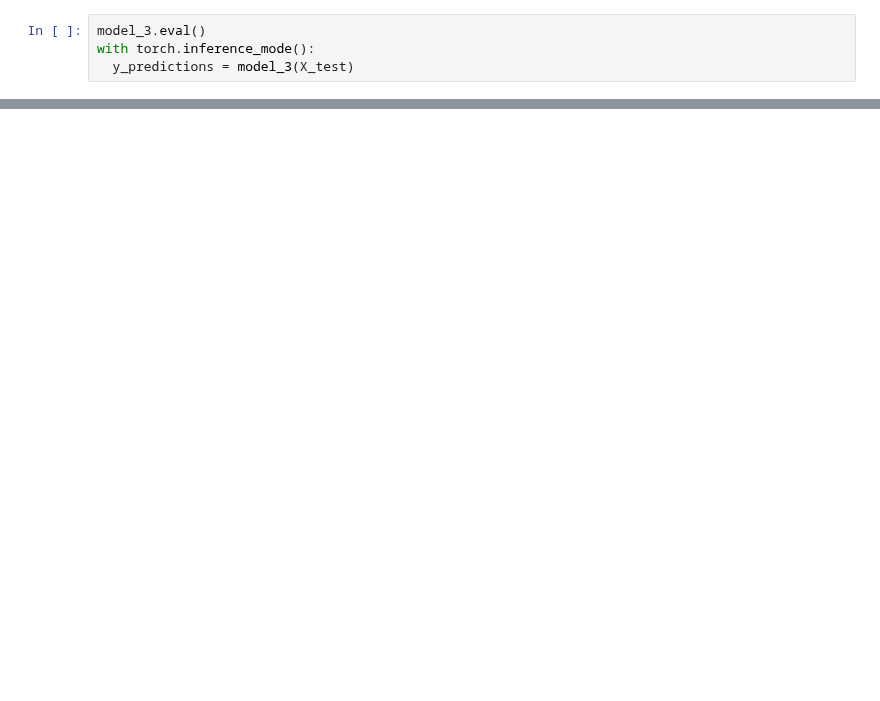
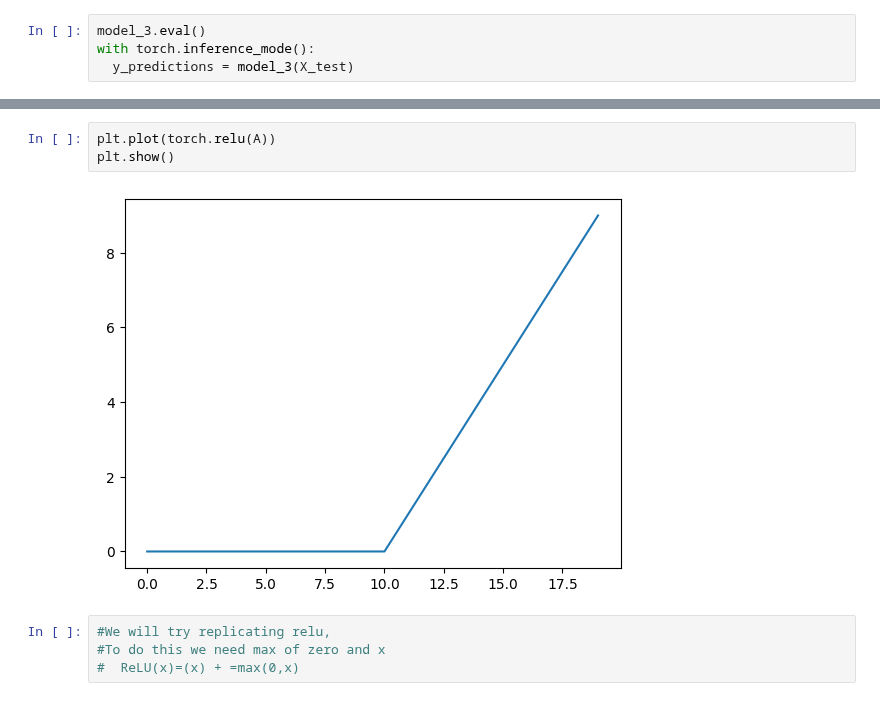
Before and after one commit to ShriVarshaan/pytorch-learning-log, a Jupyter notebook: neural_network_classification.ipynb, the cells around one changed output, grey strips where cells are left out. Drawn from its saved outputs; the diff is of its cells as text; blank space fills up the shorter version.

```diff
--- a/neural_network_classification.ipynb
+++ b/neural_network_classification.ipynb
@@ -789,0 +838,9 @@ tensor([[ True, False,  True,  ..., False,  True,  True],
+# %%
+plt.plot(torch.relu(A))
+plt.show()
+# %% [output]
+[figure, added]
+# %%
+#We will try replicating relu,
+#To do this we need max of zero and x
+#  ReLU(x)=(x) + =max(0,x)
```
Also changed, not shown: parts of 27 cells of this notebook.
